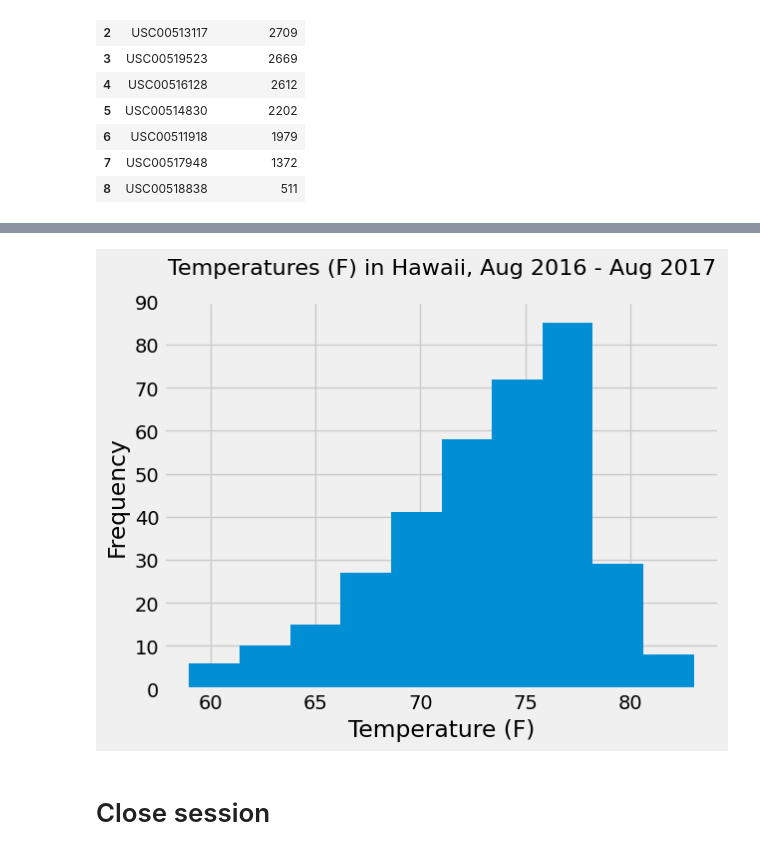
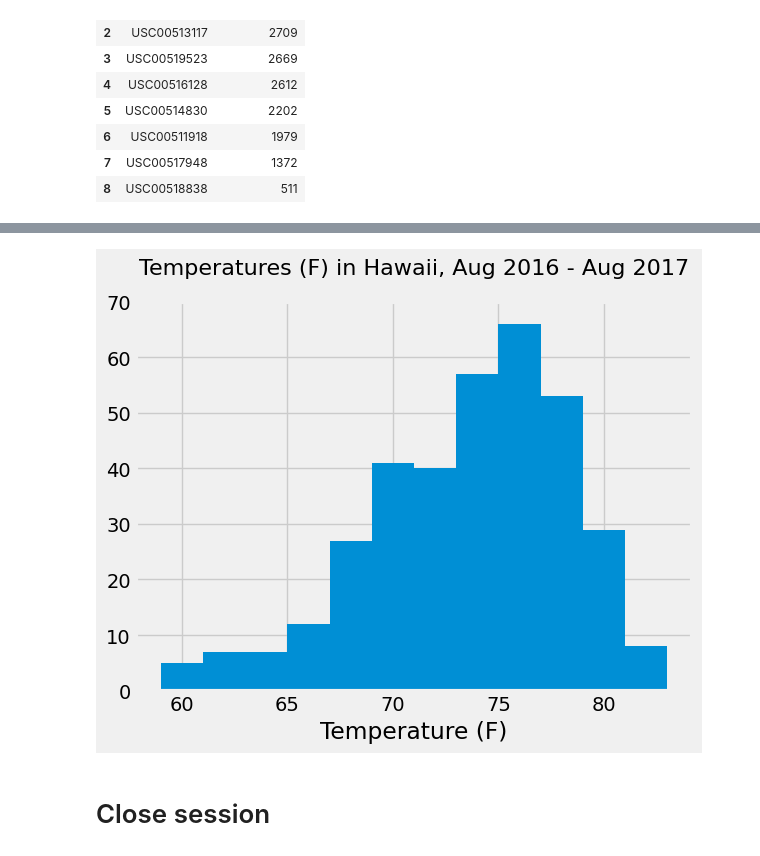
Before and after one commit to meeyoungPH/sqlalchemy-challenge, a Jupyter notebook: climate_starter.ipynb, the cells around one changed output, grey strips where cells are left out. Cells and saved outputs as stored; diff of their text form; code cells hidden in the pictures.

```diff
--- a/climate_starter.ipynb
+++ b/climate_starter.ipynb
@@ -51,12 +51,11 @@ print(max_date)
 # Starting from the most recent data point in the database.
 
 # Calculate the date one year from the last date in data set.
-start_date = max_date - dt.timedelta(365)
+start_date = max_date - dt.timedelta(366)
 
 # Perform a query to retrieve the data and precipitation scores
 # Sort the dataframe by date
-yearly_prcp = session.query(Measurement.date, func.sum(Measurement.prcp)).\
-    group_by(Measurement.date).\
+yearly_prcp = session.query(Measurement.date, Measurement.prcp).\
     filter(func.strftime('%Y-%m-%d', Measurement.date) >= start_date).\
     order_by(Measurement.date).all()
 yearly_prcp
@@ -70,7 +69,7 @@ yearly_prcp_df.set_index('Date', inplace=True, drop=True)
 yearly_prcp_df.plot()
 plt.tight_layout()
 plt.xticks(rotation=90)
-plt.ylim(0,15)
+plt.ylim(0,8)
 plt.title('Daily Precipitation by Day, Hawaii, Aug 2016 - Aug 2017', size=16, y=1.05)
 plt.ylabel('Precipitation (Inches)')
 plt.savefig('Images/precipitation.png', bbox_inches='tight')
@@ -150,22 +145,23 @@ active_station_data_df
 # %%
 # Using the most active station id
 # Query the last 12 months of temperature observation data for this station and plot the results as a histogram
-active_station_data_year = session.query(Measurement.date.label('Date'), Measurement.tobs.label('Temperature')).\
+active_station_data_year = session.query(Measurement.tobs.label('Temperature')).\
     filter(Measurement.station == most_active_station).\
     filter(Measurement.date >= start_date).\
     order_by(Measurement.date).all()
 
 active_station_data_year_df = pd.DataFrame(active_station_data_year)
 
 # plot as histogram
-active_station_data_year_df.plot.hist(legend=None)
+# active_station_data_year_df.plot.hist(legend=None)
+plt.hist(active_station_data_year_df, bins=range(59, 85, 2))
 plt.title('Temperatures (F) in Hawaii, Aug 2016 - Aug 2017', size=16, y=1.05)
 plt.xlabel('Temperature (F)')
-plt.ylim(0,90)
+plt.ylim(0,70)
 plt.savefig('Images/station-histogram.png', bbox_inches='tight')
 plt.show()
 # %% [output]
-[figure, old version]
+[figure, new version]
 # %% [markdown]
 # Close session
 # %%
```
Also changed, not shown: parts of 3 cells of this notebook.
